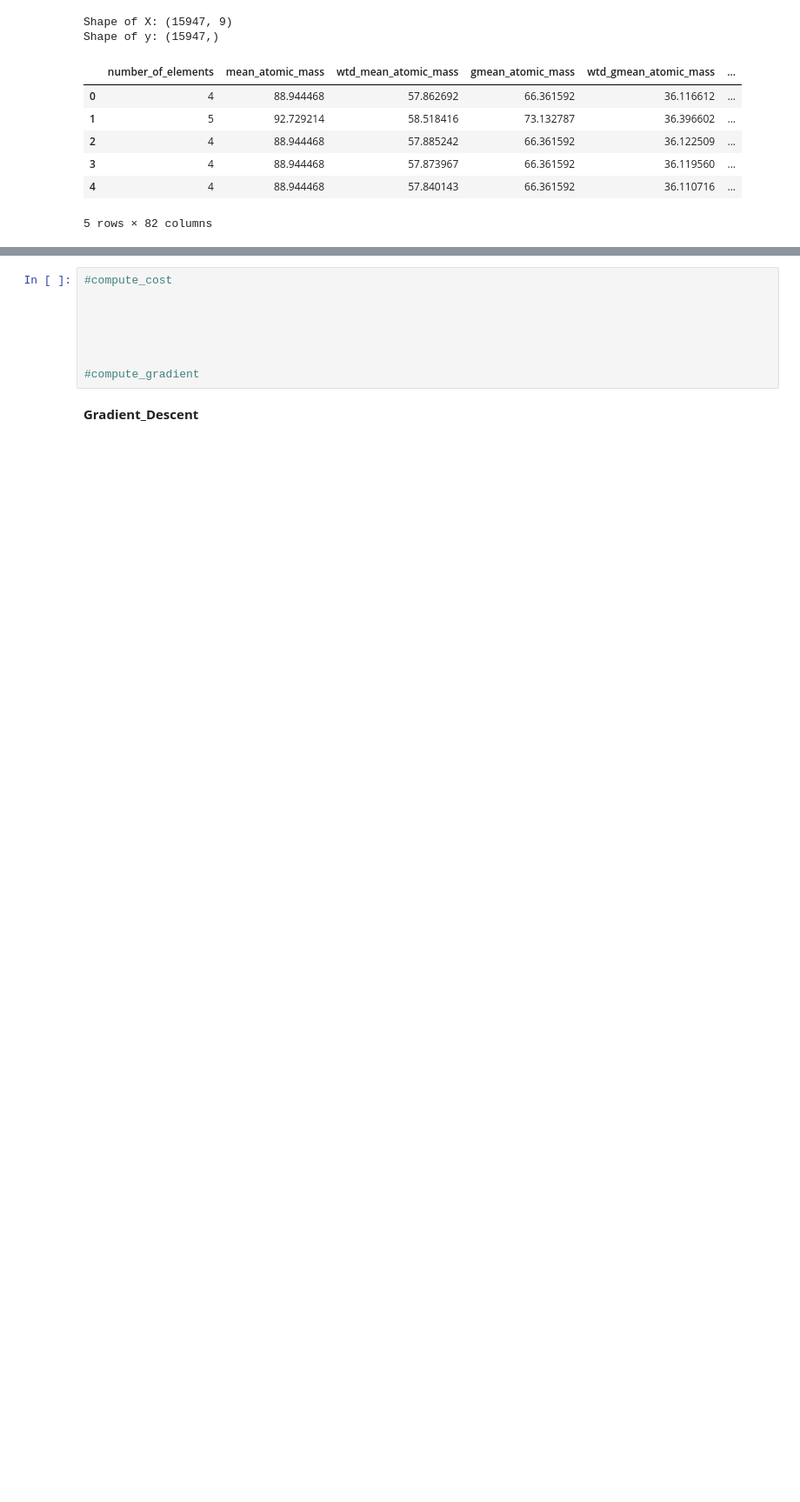
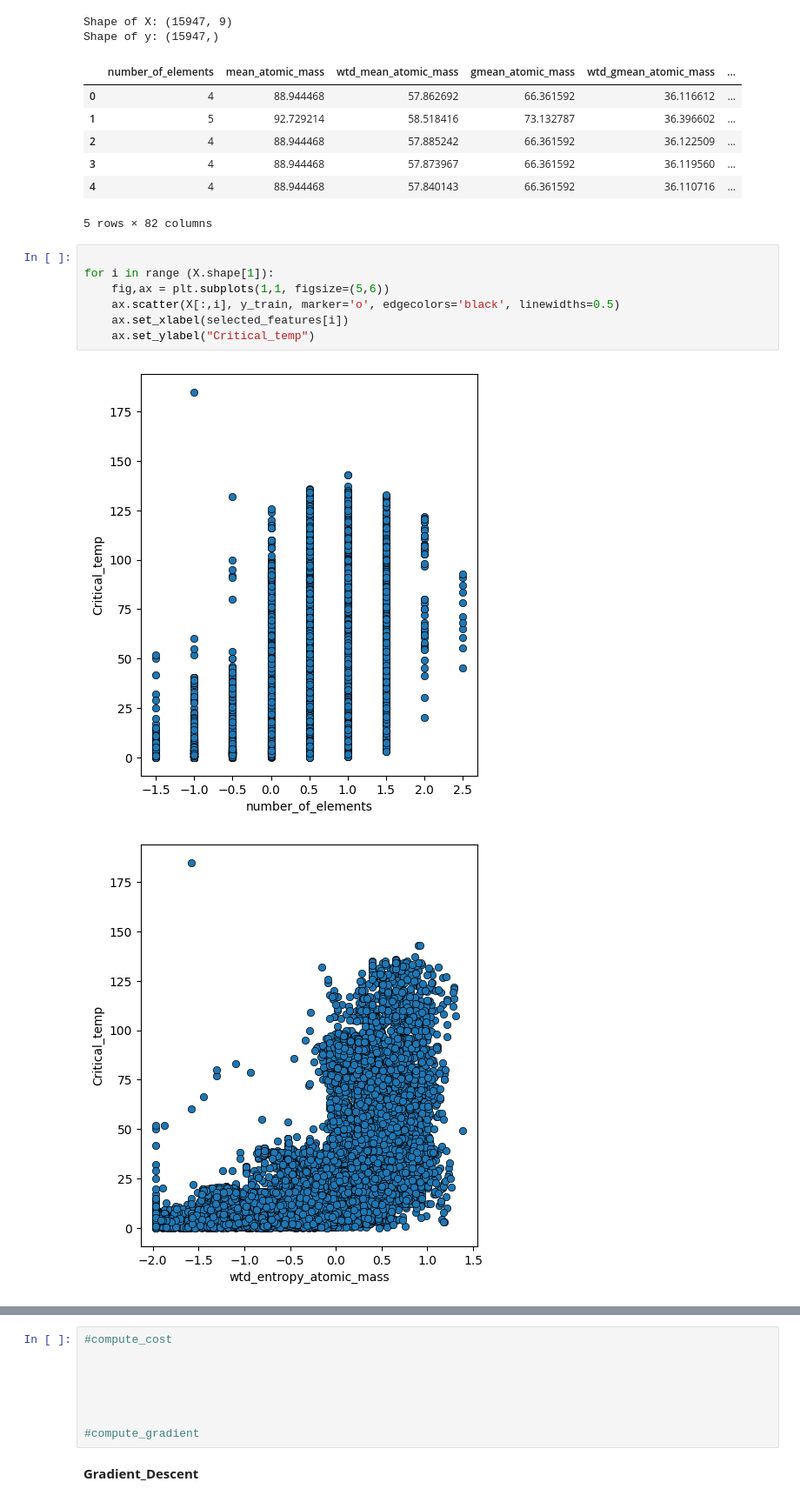
Before and after one commit to Hriddha/CSE445, a Jupyter notebook: Assignment_1/Asn1.ipynb, the cells around one changed output, grey strips where cells are left out. Shown at 87% size. Cells and saved outputs as stored; diff of their text form; blank space fills up the shorter version.

Commit message:
Added Visulaizations of features vs y_train

```diff
--- a/Assignment_1/Asn1.ipynb
+++ b/Assignment_1/Asn1.ipynb
@@ -66,3 +66,13 @@ Shape of y: (15947,)
 | 3 | 4 | 88.944468 | 57.873967 | 66.361592 | 36.119560 | ... |
 | 4 | 4 | 88.944468 | 57.840143 | 66.361592 | 36.110716 | ... |
 5 rows × 82 columns
+# %%
+
+for i in range (X.shape[1]):
+    fig,ax = plt.subplots(1,1, figsize=(5,6))
+    ax.scatter(X[:,i], y_train, marker='o', edgecolors='black', linewidths=0.5)
+    ax.set_xlabel(selected_features[i])
+    ax.set_ylabel("Critical_temp")
+# %% [output]
+[figure, added]
+[figure, added]
```
Also changed, not shown: parts of 1 cell of this notebook.
